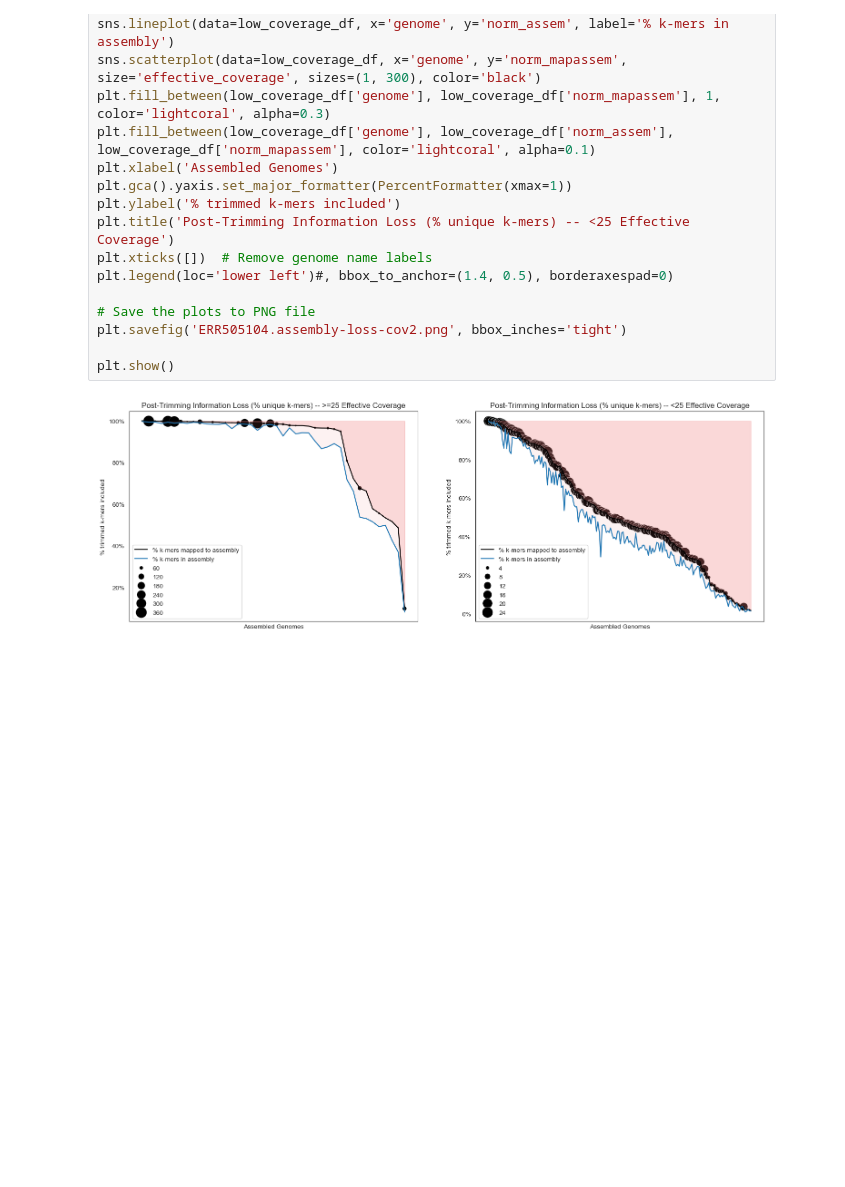
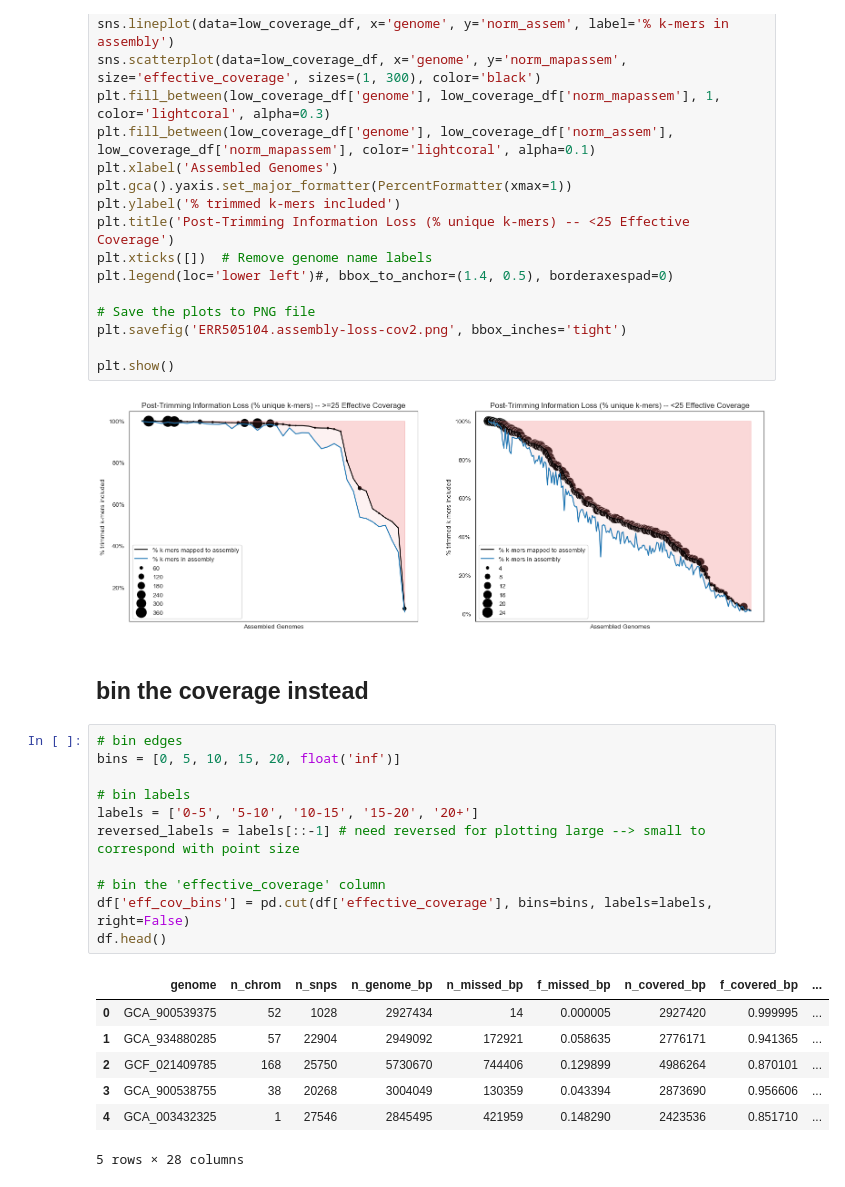
Before and after one commit to jeanzzhao/onehuman, a Jupyter notebook: atta/ERR505104-viz.ipynb, the cells around one changed output. Cells and saved outputs as stored; diff of their text form; blank space fills up the shorter version.

```diff
--- a/atta/ERR505104-viz.ipynb
+++ b/atta/ERR505104-viz.ipynb
@@ -207,3 +207,24 @@ plt.savefig('ERR505104.assembly-loss-cov2.png', bbox_inches='tight')
 plt.show()
 # %% [output]
 [figure]
+# %% [markdown]
+## bin the coverage instead
+# %%
+# bin edges
+bins = [0, 5, 10, 15, 20, float('inf')]
+
+# bin labels
+labels = ['0-5', '5-10', '10-15', '15-20', '20+']
+reversed_labels = labels[::-1] # need reversed for plotting large --> small to correspond with point size
+
+# bin the 'effective_coverage' column
+df['eff_cov_bins'] = pd.cut(df['effective_coverage'], bins=bins, labels=labels, right=False)
+df.head()
+# %% [output]
+|  | genome | n_chrom | n_snps | n_genome_bp | n_missed_bp | f_missed_bp | n_covered_bp | f_covered_bp | ... |
+| 0 | GCA_900539375 | 52 | 1028 | 2927434 | 14 | 0.000005 | 2927420 | 0.999995 | ... |
+| 1 | GCA_934880285 | 57 | 22904 | 2949092 | 172921 | 0.058635 | 2776171 | 0.941365 | ... |
+| 2 | GCF_021409785 | 168 | 25750 | 5730670 | 744406 | 0.129899 | 4986264 | 0.870101 | ... |
+| 3 | GCA_900538755 | 38 | 20268 | 3004049 | 130359 | 0.043394 | 2873690 | 0.956606 | ... |
+| 4 | GCA_003432325 | 1 | 27546 | 2845495 | 421959 | 0.148290 | 2423536 | 0.851710 | ... |
+5 rows × 28 columns
```
Also changed, not shown: parts of 4 cells of this notebook.
